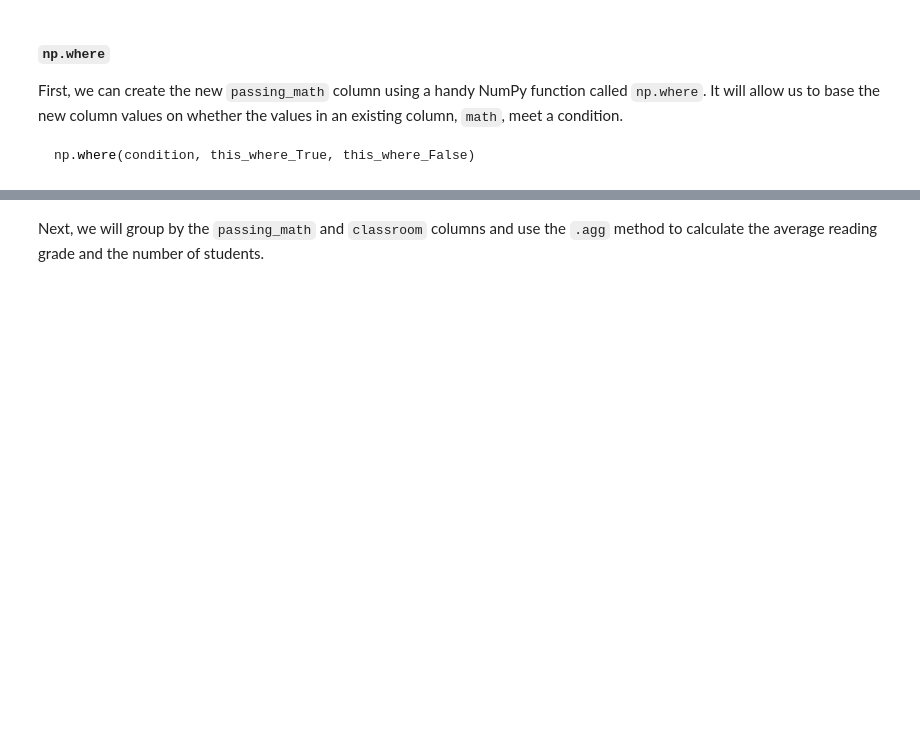
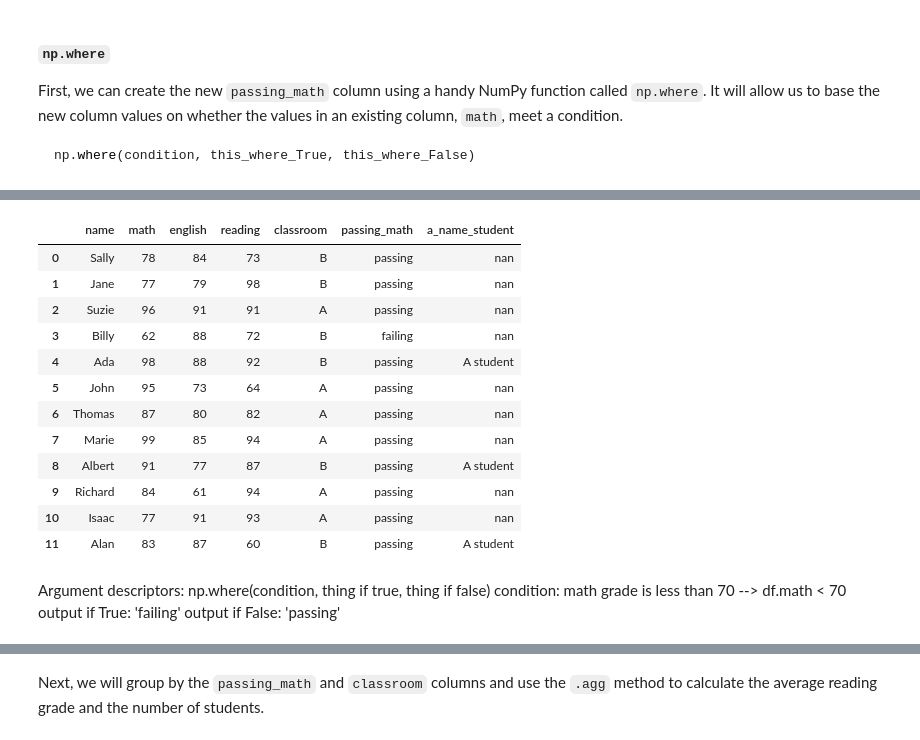
Before and after one commit to CodeupClassroom/innis-ds-libraries, a Jupyter notebook: adv_df_2.ipynb, the cells around one changed output, grey strips where cells are left out. Saved outputs shown, nothing was run; the diff lists cells and outputs as text; code cells hidden in the pictures; blank space fills up the shorter version.

Commit message:
add complete advanced dataframe 2 lesson

```diff
--- a/adv_df_2.ipynb
+++ b/adv_df_2.ipynb
@@ -117,3 +407,27 @@ np.where(condition, this_where_True, this_where_False)
+# %%
+df['a_name_student'] = np.where(df.name.str.startswith('A'), 'A student', np.NaN)
+# %%
+df
+# %% [output]
+|  | name | math | english | reading | classroom | passing_math | a_name_student |
+| 0 | Sally | 78 | 84 | 73 | B | passing | nan |
+| 1 | Jane | 77 | 79 | 98 | B | passing | nan |
+| 2 | Suzie | 96 | 91 | 91 | A | passing | nan |
+| 3 | Billy | 62 | 88 | 72 | B | failing | nan |
+| 4 | Ada | 98 | 88 | 92 | B | passing | A student |
+| 5 | John | 95 | 73 | 64 | A | passing | nan |
+| 6 | Thomas | 87 | 80 | 82 | A | passing | nan |
+| 7 | Marie | 99 | 85 | 94 | A | passing | nan |
+| 8 | Albert | 91 | 77 | 87 | B | passing | A student |
+| 9 | Richard | 84 | 61 | 94 | A | passing | nan |
+| 10 | Isaac | 77 | 91 | 93 | A | passing | nan |
+| 11 | Alan | 83 | 87 | 60 | B | passing | A student |
+# %% [markdown]
+Argument descriptors:
+np.where(condition, thing if true, thing if false)
+condition: math grade is less than 70 --> df.math < 70
+output if True: 'failing'
+output if False: 'passing'
 # %%
 # Create the new column based on an existing column.
 
```
Also changed, not shown: parts of 56 cells of this notebook.
